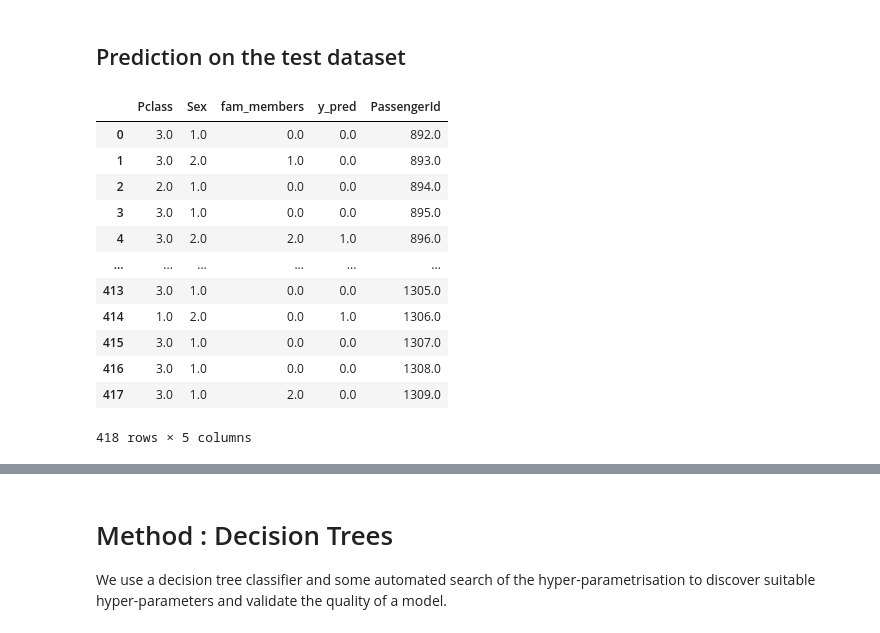
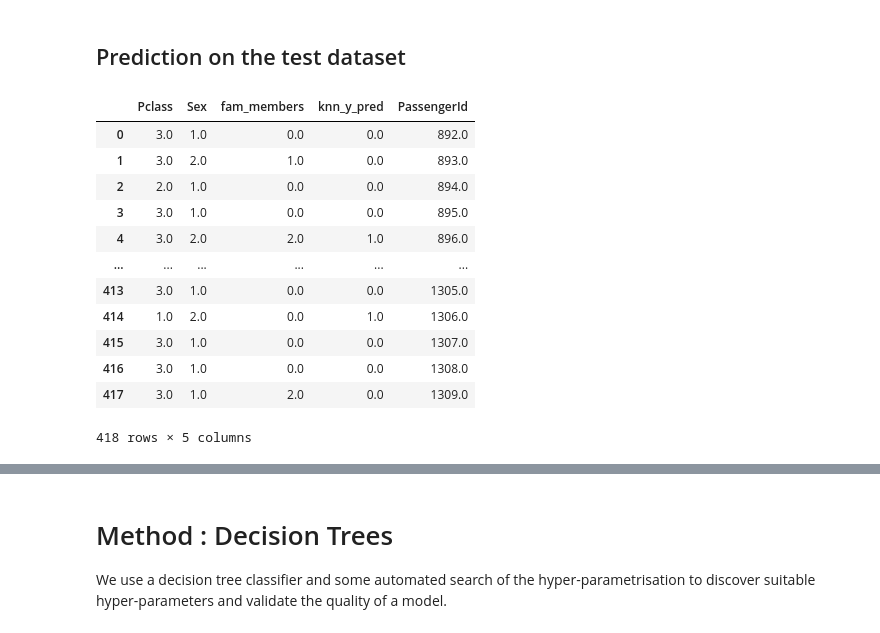
Before and after one commit to patRyserWelch8/KaggleTitanic, a Jupyter notebook: titanic.ipynb, the cells around one changed output, grey strips where cells are left out. Saved outputs shown, nothing was run; the diff lists cells and outputs as text; code cells hidden in the pictures.

```diff
--- a/titanic.ipynb
+++ b/titanic.ipynb
@@ -1736,15 +1861,15 @@ The passenger class  and being  male can lead  to errors. However, the number of
 # %%
 y_pred = knn.predict(X_test)
 knn_pred = X_test.copy()
-knn_pred["y_pred"] = y_pred
+knn_pred["knn_y_pred"] = y_pred
 knn_pred["PassengerId"] = titanic_test.PassengerId
 #log_reg_pred = pd.DataFrame({"PassengerId": titanic_test.PassengerId,
 #                                   "Survived": y_pred})
 
 #log_reg_pred.to_csv('../output/log_reg_pred.csv', index=False)
 knn_pred
 # %% [output]
-|  | Pclass | Sex | fam_members | y_pred | PassengerId |
+|  | Pclass | Sex | fam_members | knn_y_pred | PassengerId |
 | 0 | 3.0 | 1.0 | 0.0 | 0.0 | 892.0 |
 | 1 | 3.0 | 2.0 | 1.0 | 0.0 | 893.0 |
 | 2 | 2.0 | 1.0 | 0.0 | 0.0 | 894.0 |
```
Also changed, not shown: parts of 57 cells of this notebook.
